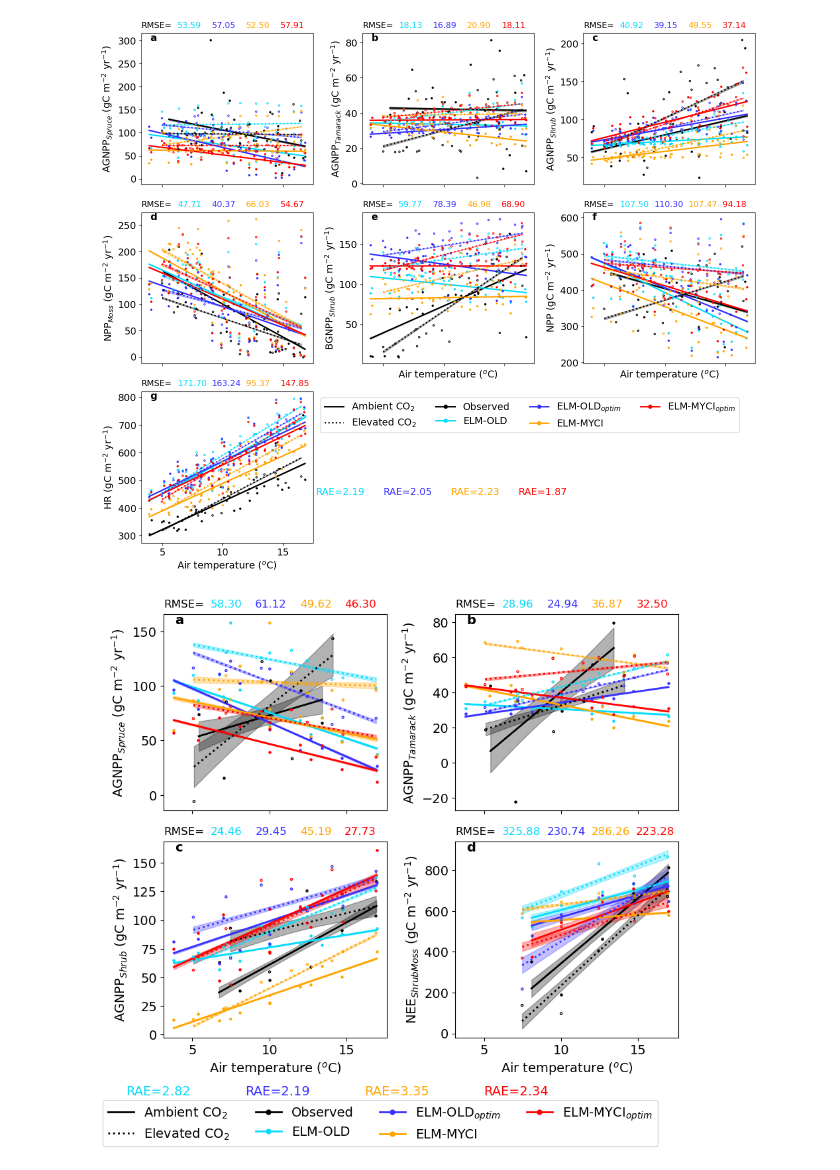
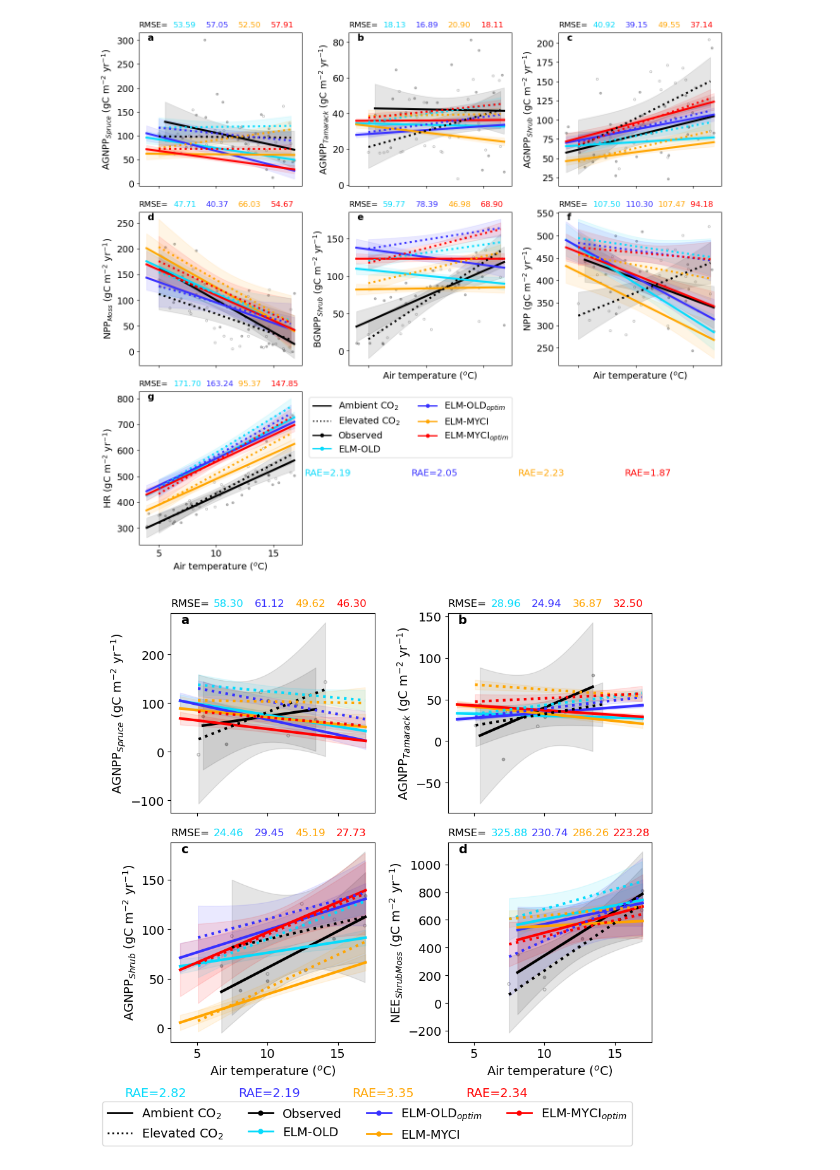
Before and after one commit to ypwong22/elm_nutrients, a Jupyter notebook: plot_carbonfluxes.ipynb, the cells around one changed output. Drawn from its saved outputs; the diff is of its cells as text; code cells hidden in the pictures.

Commit message:
finalized graph

```diff
--- a/plot_carbonfluxes.ipynb
+++ b/plot_carbonfluxes.ipynb
@@ -175,10 +186,10 @@ def plot_general(var_list, var_list_names, var_uncertainty, all_data):
         rae_mean[(prefix,var)] = []
         rae_slope[(prefix,var)] = []
 
-    ncols = int(np.around(np.sqrt(len(var_list))))
+    ncols = int(np.ceil(np.sqrt(len(var_list))))
     nrows = int(np.ceil(len(var_list)/ncols))
 
-    fig, axes = plt.subplots(nrows, ncols, figsize=(4.5*ncols, 3.8*nrows), sharex=True, sharey=False)
+    fig, axes = plt.subplots(nrows, ncols, figsize=(4.5*ncols, 4*nrows), sharex=True, sharey=False)
 
     # --- accumulate regression stats ---
     records = []
@@ -194,10 +205,10 @@ def plot_general(var_list, var_list_names, var_uncertainty, all_data):
 
             # Obs vs Tair
             if co2 == 'amb':
-                ax.scatter(tair_obs, obs_temp, edgecolors='k', s=5, facecolors='k', zorder=2)
+                ax.scatter(tair_obs, obs_temp, edgecolors='k', s=10, facecolors='k', zorder=1, alpha=0.25)
             else:
-                ax.scatter(tair_obs, obs_temp, edgecolors='k', s=5, facecolors='none', zorder=2)
-            mean_obs, slope_obs, slope_std_obs, intercept_obs, intercept_std_obs = plot_regression(ax, tair_obs, obs_temp, color='k', ls=ls)
+                ax.scatter(tair_obs, obs_temp, edgecolors='k', s=10, facecolors='none', zorder=1, alpha=0.25)
+            mean_obs, slope_obs, slope_std_obs, intercept_obs, intercept_std_obs = plot_regression(ax, tair_obs, obs_temp, color='k', ls=ls, add_ci=True)
 
             records.append({
                 'var': var, 'prefix': 'Obs', 'co2': co2,
@@ -210,11 +221,11 @@ def plot_general(var_list, var_list_names, var_uncertainty, all_data):
                 tair_sim = all_data.loc[idx, ('Tair', prefix)].values
                 sim_temp = all_data.loc[idx, (var, prefix)].values
 
-                if co2 == 'amb':
-                    ax.scatter(tair_sim, sim_temp, edgecolors=clist[p], s=5, facecolors=clist[p], zorder=2)
-                else:
-                    ax.scatter(tair_sim, sim_temp, edgecolors=clist[p], s=5, facecolors='none', zorder=2)
-                mean, slope, slope_std, intercept, intercept_std = plot_regression(ax, tair_sim, sim_temp, color=clist[p], ls=ls)
+                #if co2 == 'amb':
+                #    ax.scatter(tair_sim, sim_temp, edgecolors=clist[p], s=10, facecolors=clist[p], zorder=1, alpha=0.5)
+                #else:
+                #    ax.scatter(tair_sim, sim_temp, edgecolors=clist[p], s=10, facecolors='none', zorder=1, alpha=0.5)
+                mean, slope, slope_std, intercept, intercept_std = plot_regression(ax, tair_sim, sim_temp, color=clist[p], ls=ls, add_ci=True)
 
                 records.append({
                     'var': var, 'prefix': prefix, 'co2': co2,
@@ -262,7 +273,7 @@ def plot_general(var_list, var_list_names, var_uncertainty, all_data):
         xend = 1 - (len(axes.flat)-len(var_list))/ncols
         yend = 1/nrows
 
-        fig.legend(handles=legend_handles, ncols = 4, loc='upper left', bbox_to_anchor = (xend, yend))
+        fig.legend(handles=legend_handles, ncols = 2, loc='upper left', bbox_to_anchor = (xend, yend))
 
         for p, prefix in enumerate(prefix_list):
             rae = 0
@@ -270,7 +281,7 @@ def plot_general(var_list, var_list_names, var_uncertainty, all_data):
                 if var != 'NPP':
                     rae += np.mean(np.abs(rae_mean[(prefix,var)])) + np.mean(np.abs(rae_slope[(prefix,var)]))
             rae /= (i+1)
-            fig.text(xend + p*0.10, yend*0.5, f'RAE={rae:.2f}', va='top', color=clist[p])
+            fig.text(xend + (1-xend)/len(prefix_list)*p, 0.2, f'RAE={rae:.2f}', va='top', color=clist[p])
 
     else:
 
@@ -295,34 +306,34 @@ def plot_general(var_list, var_list_names, var_uncertainty, all_data):
 
     return df_stats
 # %%
-all_data = {}
+all_data_pre2021 = {}
 
 # Add the small collar measured NEE and uncertainty for the shrub-moss community
 obs_data, VAR_LIST, VAR_STD = get_pre2021_obs()
 
-all_data['Obs'] = obs_data
+all_data_pre2021['Obs'] = obs_data
 for p, prefix in enumerate(['20231116', 'UQ_20231118', 'UQ_20240107', 'UQ_20240112']):
     sim_temp = get_pre2021_sim(prefix, VAR_LIST)
-    all_data[prefix] = sim_temp
+    all_data_pre2021[prefix] = sim_temp
 
 df_stats = plot_general(VAR_LIST, [r'AGNPP$_{Spruce}$', r'AGNPP$_{Tamarack}$', r'AGNPP$_{Shrub}$', r'NPP$_{Moss}$',
-                                   r'BGNPP$_{Shrub}$', 'NPP', 'HR'], VAR_STD, all_data)
+                                   r'BGNPP$_{Shrub}$', 'NPP', 'HR'], VAR_STD, all_data_pre2021)
 df_stats.to_csv(os.path.join(path_out, 'plot_carbonfluxes_regression_results_pre2021.csv'))
 # %% [output]
-[figure, old version]
+[figure, new version]
 # %%
-all_data = {}
+all_data_post2021 = {}
 
 # Add the small collar measured NEE and uncertainty for the shrub-moss community
 obs_data, collar_ratio, VAR_LIST_2023, VAR_STD_2023 = get_post2021_obs()
 
-all_data['Obs'] = obs_data
+all_data_post2021['Obs'] = obs_data
 for p, prefix in enumerate(['20260226_default_default','20260226_default_optim','20260226_MYCI_default','20260226_MYCI_optim']):
     sim_temp = get_post2021_sim(prefix, collar_ratio, VAR_LIST_2023)
-    all_data[prefix] = sim_temp
+    all_data_post2021[prefix] = sim_temp
 
 df_stats = plot_general(VAR_LIST_2023, [r'AGNPP$_{Spruce}$', r'AGNPP$_{Tamarack}$', r'AGNPP$_{Shrub}$', r'NEE$_{ShrubMoss}$'],
-                        VAR_STD_2023, all_data)
+                        VAR_STD_2023, all_data_post2021)
 df_stats.to_csv(os.path.join(path_out, 'plot_carbonfluxes_regression_results_post2021.csv'))
 # %% [output]
-[figure, old version]
+[figure, new version]
```
Also changed, not shown: parts of 3 cells of this notebook.
